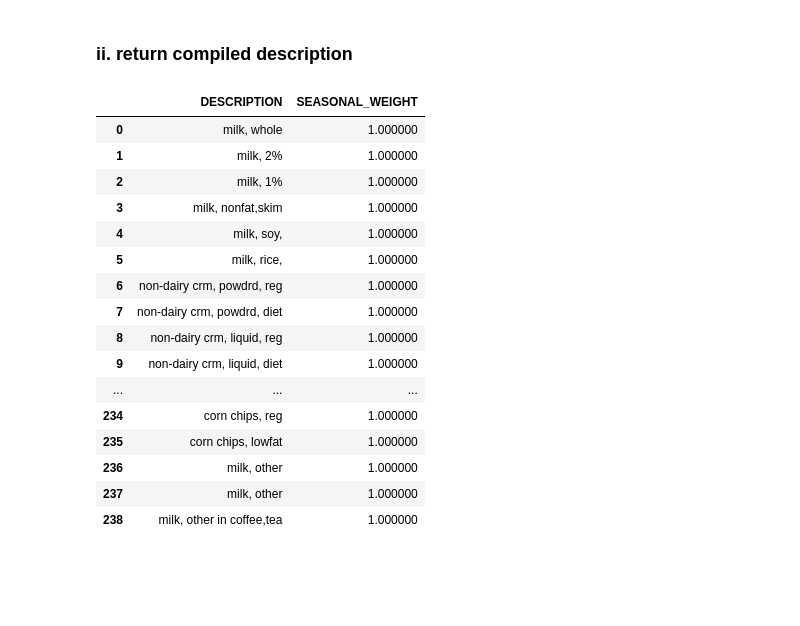
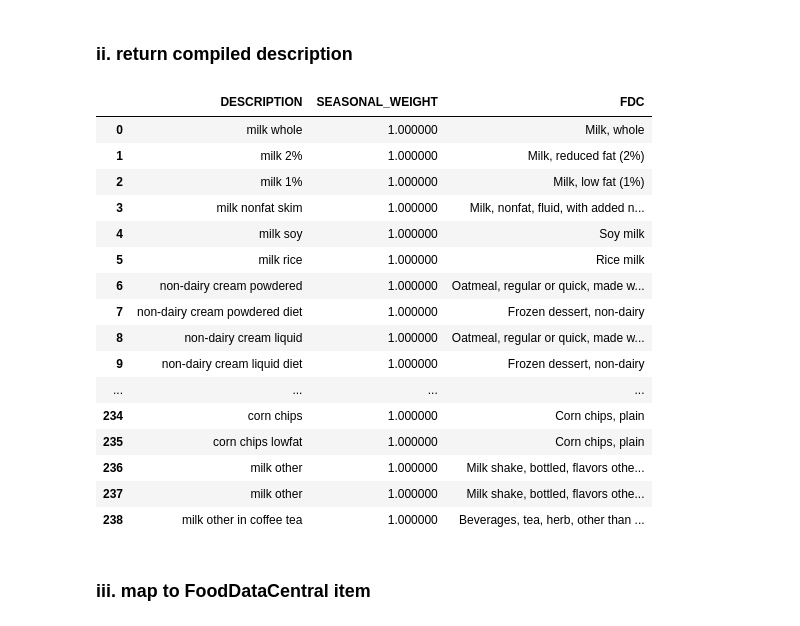
Before and after one commit to nicolasmatthewlee/foodstats-analysis, a Jupyter notebook: scripts/notebooks/ffq-analysis.ipynb, the cells around one changed output. Saved outputs shown, nothing was run; the diff lists cells and outputs as text; code cells hidden in the pictures; blank space fills up the shorter version.

Commit message:
performed additional data operations on description to remove abbreviations, searched FDC to find items

```diff
--- a/scripts/notebooks/ffq-analysis.ipynb
+++ b/scripts/notebooks/ffq-analysis.ipynb
@@ -102,7 +109,7 @@ def returnDescription(e):
 
     foodlook_only = list(range(0,79+1))+list(range(88,127+1))+[130]+list(range(135,151+1))+list(range(154,159+1))+list(range(162,193+1))+list(range(202,204+1))+list(range(207,214+1))+list(range(219,221+1))+list(range(224,238+1))
 
-    compiled=e['FOODLOOK']
+    compiled=' ' + e['FOODLOOK'] + ' ' # add space at beginning and end to standardize replacements
 
     # 2. convert to lowercase
 
@@ -119,29 +126,69 @@ def returnDescription(e):
     compiled=removePhrases(compiled,['in cereal','in coffee or tea','to drink','in winter','in the winter','in summer','rest of year','in season'])
 
     # 4. format
+    compiled=compiled.replace('1/2','half')
+    compiled=compiled.replace(' etc','')
     compiled=compiled.replace('/',',')
+    compiled=compiled.replace(',',' ')
+    compiled=compiled.replace('  ',' ')
+
+    # 5. expand abbreviations (for FDC search)
+
+    compiled=compiled.replace(' crm ',' cream ')
+    compiled=compiled.replace(' cr ',' cream ')
+    compiled=compiled.replace(' gr ',' ground ')
+    compiled=compiled.replace(' powdrd ',' powdered ')
+    compiled=compiled.replace(' reg ',' regular ')
+    compiled=compiled.replace(' evap ',' evaporated ')
+    compiled=compiled.replace(' cond ',' condensed ')
+    compiled=compiled.replace(' repl ',' replacement ')
+    compiled=compiled.replace(' ndles ',' noodles ')
+    compiled=compiled.replace(' muf ',' muffin ')
+    compiled=compiled.replace(' turky ',' turkey ')
+    compiled=compiled.replace(' turk ',' turkey ')
+    compiled=compiled.replace(' swt ',' sweet ')
+    compiled=compiled.replace(' custrd ',' custard ')
+    compiled=compiled.replace(' frt ',' fruit ')
+    compiled=compiled.replace(' fr ',' french ')
+    compiled=compiled.replace(' grpfrt ',' grapefruit ')
+    compiled=compiled.replace(' veg ',' vegetable ')
+    compiled=compiled.replace(' waff ',' waffle ')
+    compiled=compiled.replace(' sug ',' sugar ')
+    compiled=compiled.replace(' brkfst ',' breakfast ')
+    compiled=compiled.replace(' whlgrn ',' wholegrain ')
+    compiled=compiled.replace(' w ',' with ')
+    compiled=compiled.replace(' wo ',' without ')
+    compiled=compiled.replace(' rav ',' ravioli ')
+    compiled=compiled.replace(' jce ',' juice ')
+    compiled=compiled.replace(' alc ',' alcohol ')
+    compiled=compiled.replace(' bev ',' beverage ')
+    compiled=compiled.replace(' othr ',' other ')
+
+    compiled=compiled.replace('regular','')
 
     return compiled
 
 unique_descriptions['DESCRIPTION']=unique_descriptions.apply(returnDescription,axis=1)
 # %%
 with pd.option_context('display.max_rows', None, 'display.max_columns', None, 'display.max_colwidth', None):
-    display(unique_descriptions[['DESCRIPTION','SEASONAL_WEIGHT']])
+    display(unique_descriptions[['DESCRIPTION','SEASONAL_WEIGHT','FDC']])
 # %% [output]
-|  | DESCRIPTION | SEASONAL_WEIGHT |
-| 0 | milk, whole | 1.000000 |
-| 1 | milk, 2% | 1.000000 |
-| 2 | milk, 1% | 1.000000 |
-| 3 | milk, nonfat,skim | 1.000000 |
-| 4 | milk, soy, | 1.000000 |
-| 5 | milk, rice, | 1.000000 |
-| 6 | non-dairy crm, powdrd, reg | 1.000000 |
-| 7 | non-dairy crm, powdrd, diet | 1.000000 |
-| 8 | non-dairy crm, liquid, reg | 1.000000 |
-| 9 | non-dairy crm, liquid, diet | 1.000000 |
-| ... | ... | ... |
-| 234 | corn chips, reg | 1.000000 |
-| 235 | corn chips, lowfat | 1.000000 |
-| 236 | milk, other | 1.000000 |
-| 237 | milk, other | 1.000000 |
-| 238 | milk, other in coffee,tea | 1.000000 |
+|  | DESCRIPTION | SEASONAL_WEIGHT | FDC |
+| 0 | milk whole | 1.000000 | Milk, whole |
+| 1 | milk 2% | 1.000000 | Milk, reduced fat (2%) |
+| 2 | milk 1% | 1.000000 | Milk, low fat (1%) |
+| 3 | milk nonfat skim | 1.000000 | Milk, nonfat, fluid, with added n... |
+| 4 | milk soy | 1.000000 | Soy milk |
+| 5 | milk rice | 1.000000 | Rice milk |
+| 6 | non-dairy cream powdered | 1.000000 | Oatmeal, regular or quick, made w... |
+| 7 | non-dairy cream powdered diet | 1.000000 | Frozen dessert, non-dairy |
+| 8 | non-dairy cream liquid | 1.000000 | Oatmeal, regular or quick, made w... |
+| 9 | non-dairy cream liquid diet | 1.000000 | Frozen dessert, non-dairy |
+| ... | ... | ... | ... |
+| 234 | corn chips | 1.000000 | Corn chips, plain |
+| 235 | corn chips lowfat | 1.000000 | Corn chips, plain |
+| 236 | milk other | 1.000000 | Milk shake, bottled, flavors othe... |
+| 237 | milk other | 1.000000 | Milk shake, bottled, flavors othe... |
+| 238 | milk other in coffee tea | 1.000000 | Beverages, tea, herb, other than ... |
+# %% [markdown]
+### iii. map to FoodDataCentral item
```
Also changed, not shown: parts of 5 cells of this notebook.
